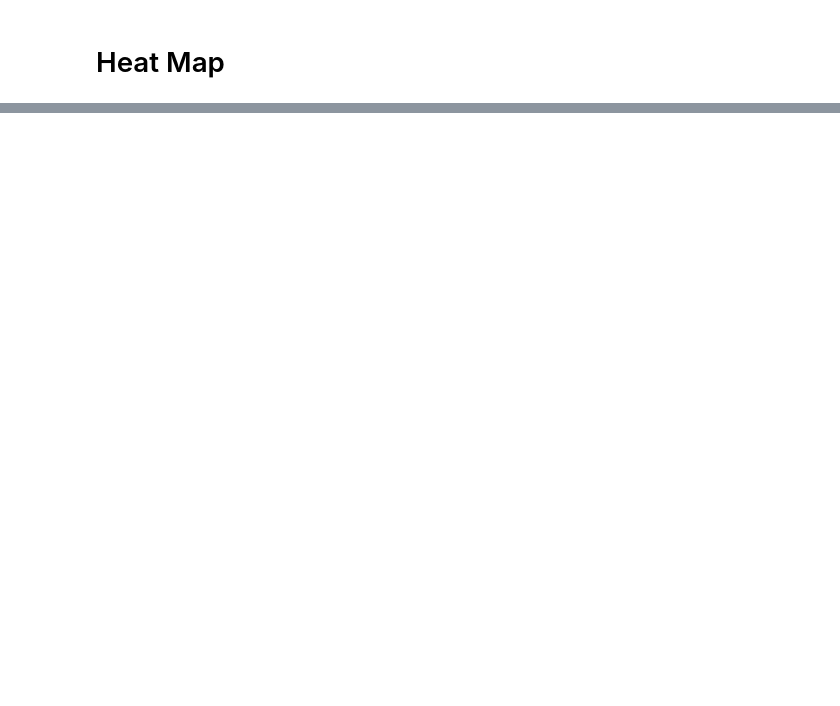
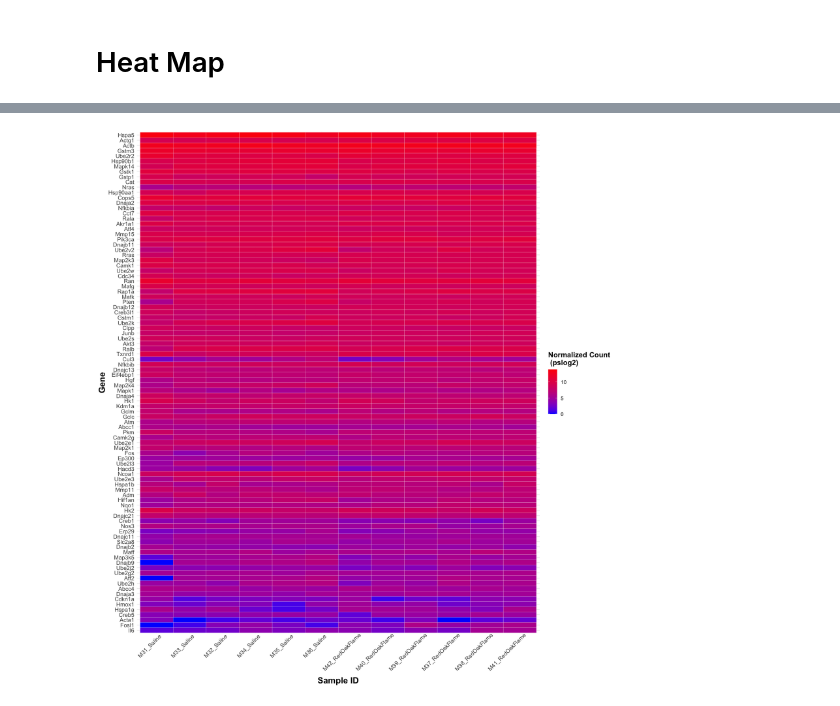
Before and after one commit to Ragerlab/P1013.-Microbiome-Peanut-Allergy, a Jupyter notebook: Gene Expression Heat Map.ipynb, the cells around one changed output, grey strips where cells are left out. Saved outputs shown, nothing was run; the diff lists cells and outputs as text; code cells hidden in the pictures; blank space fills up the shorter version.

```diff
--- a/Gene Expression Heat Map.ipynb
+++ b/Gene Expression Heat Map.ipynb
@@ -212,0 +177,18 @@ A grouped_df: 6 × 3
+# %%
+#lastly filtering for genes that were differentially expressed based on genes that are in the significance dataset
+#THIS NEEDS TO BE REDONE TO FILTER BASED ON THE CONDITION FIRST!!!
+#peat flame
+peatflame_final_df = pathway_peatflame_df %>%
+    filter(Gene %in% gene_signficance_df$Gene.Identifier)
+head(peatflame_final_df)
+
+#number of genes in our pathways of interest that will be in the final df
+length(unique(peatflame_final_df$Gene))
+
+#red oak
+redoakflame_final_df = pathway_redoakflame_df %>%
+    filter(Gene %in% gene_signficance_df$Gene.Identifier)
+head(redoakflame_final_df)
+
+#number of genes in our pathways of interest that will be in the final df
+length(unique(redoakflame_final_df$Gene))
@@ -239,0 +316,25 @@ lung_peatflame_heatmap
+# %%
+options(repr.plot.width=14, repr.plot.height=15) #changing size
+
+
+#samples ordered by avg norm count
+ordered_samples = factor(redoakflame_final_df$Treatment, levels = rof_desc_treatment_df$Treatment)
+
+#genes ordered by avg norm count
+ordered_genes = factor(redoakflame_final_df$Gene, levels = rof_desc_genes_df$Gene)
+
+lung_redoakflame_heatmap = ggplot(data = redoakflame_final_df, aes(x = ordered_samples, y = ordered_genes, fill = NormCount)) +
+  geom_tile(color = "white") +
+  scale_fill_gradient(low = 'blue', high = 'red') +
+  theme_minimal() +
+  theme(axis.text = element_text(size = 11), #changing size of axes labels
+        axis.text.x = element_text(angle = 45, hjust = 0.9), #rotating x labels/ moving x labels slightly to the left
+        axis.title = element_text(face = "bold", size = rel(1.5)), #changes axis titles
+        legend.title = element_text(face = 'bold', size = 14), #changes legend title
+        legend.text = element_text(size = 10))+ #changes legend text
+
+  labs(x = "Sample ID", y = "Gene", fill = "Normalized Count \n (pslog2)")
+
+lung_redoakflame_heatmap
+# %% [output]
+[figure, added]
```
Also changed, not shown: parts of 14 cells of this notebook.
